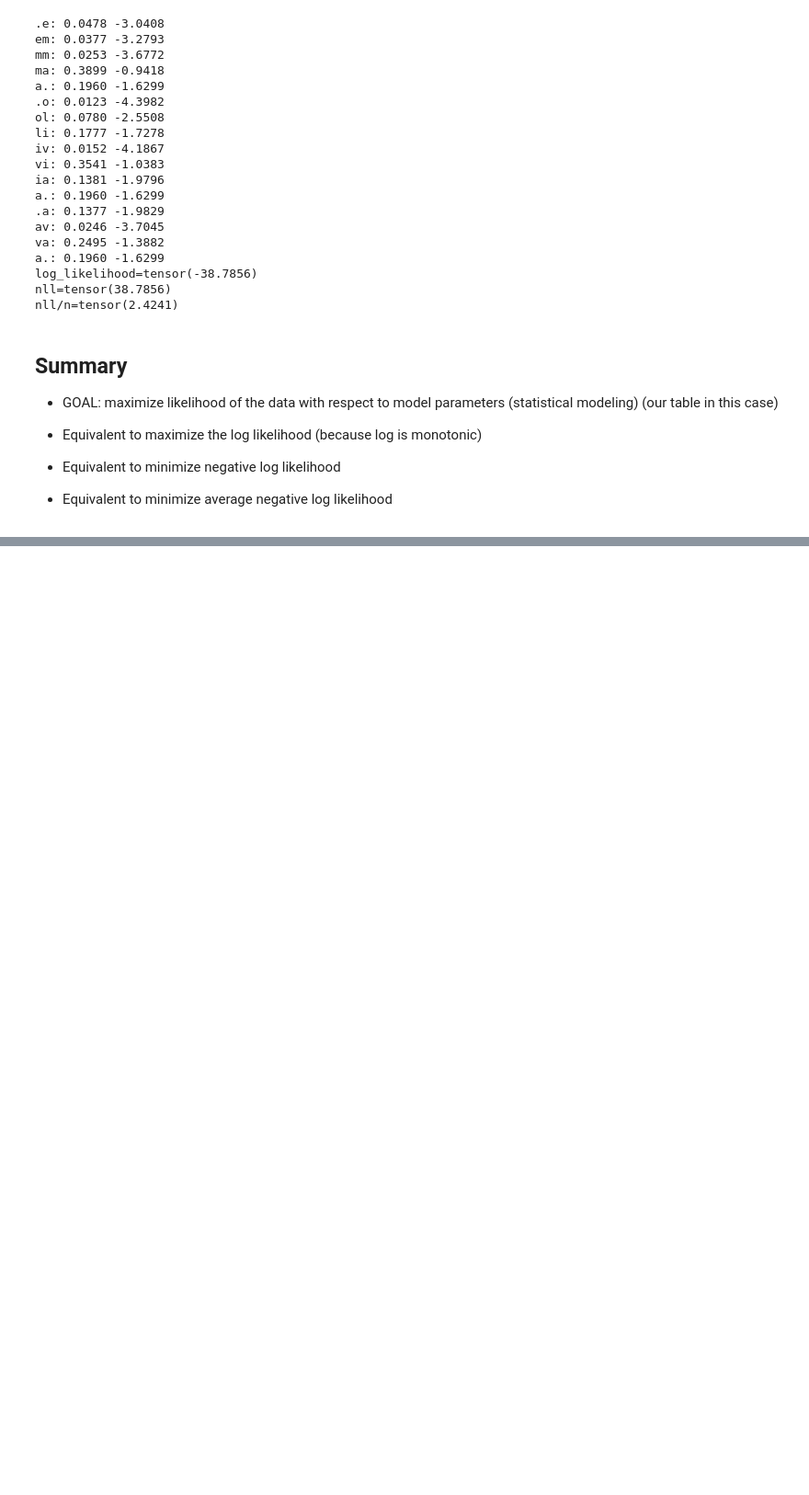
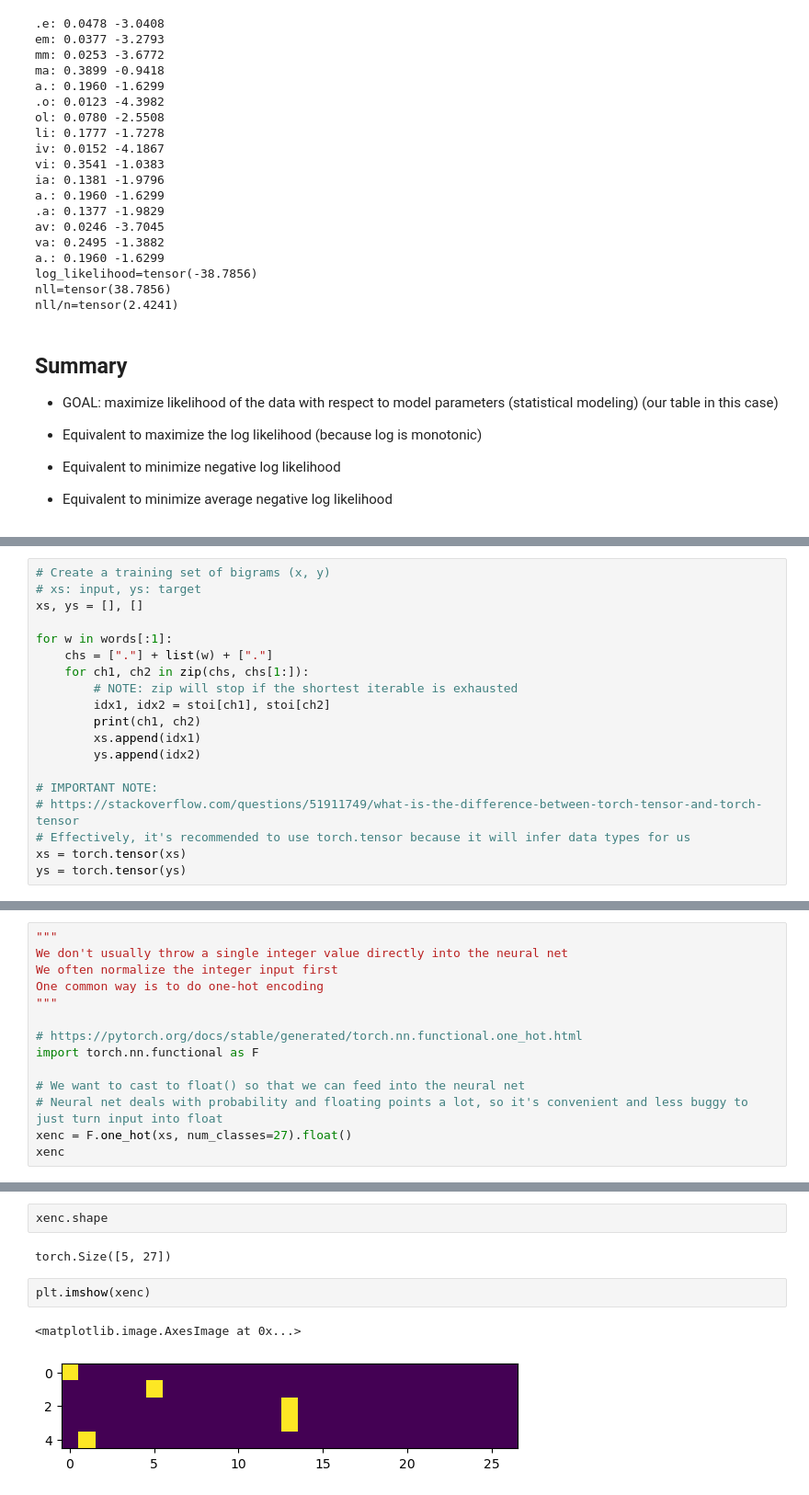
Before and after one commit to doanhtu07/makemore-bigram-language-model, a Jupyter notebook: notebook.ipynb, the cells around one changed output, grey strips where cells are left out. Shown at 92% size. Cells and saved outputs as stored; diff of their text form; blank space fills up the shorter version.

```diff
--- a/notebook.ipynb
+++ b/notebook.ipynb
@@ -585,0 +607,19 @@ nll/n=tensor(2.4241)
+# %%
+# Create a training set of bigrams (x, y)
+# xs: input, ys: target
+xs, ys = [], []
+
+for w in words[:1]:
+    chs = ["."] + list(w) + ["."]
+    for ch1, ch2 in zip(chs, chs[1:]):
+        # NOTE: zip will stop if the shortest iterable is exhausted
+        idx1, idx2 = stoi[ch1], stoi[ch2]
+        print(ch1, ch2)
+        xs.append(idx1)
+        ys.append(idx2)
+
+# IMPORTANT NOTE:
+# https://stackoverflow.com/questions/51911749/what-is-the-difference-between-torch-tensor-and-torch-tensor
+# Effectively, it's recommended to use torch.tensor because it will infer data types for us
+xs = torch.tensor(xs)
+ys = torch.tensor(ys)
@@ -585,0 +640,14 @@ nll/n=tensor(2.4241)
+# %%
+"""
+We don't usually throw a single integer value directly into the neural net
+We often normalize the integer input first
+One common way is to do one-hot encoding
+"""
+
+# https://pytorch.org/docs/stable/generated/torch.nn.functional.one_hot.html
+import torch.nn.functional as F
+
+# We want to cast to float() so that we can feed into the neural net
+# Neural net deals with probability and floating points a lot, so it's convenient and less buggy to just turn input into float
+xenc = F.one_hot(xs, num_classes=27).float()
+xenc
@@ -585,0 +665,9 @@ nll/n=tensor(2.4241)
+# %%
+xenc.shape
+# %% [output]
+torch.Size([5, 27])
+# %%
+plt.imshow(xenc)
+# %% [output]
+<matplotlib.image.AxesImage at 0x...>
+[figure, added]
```
Also changed, not shown: parts of 47 cells of this notebook.
